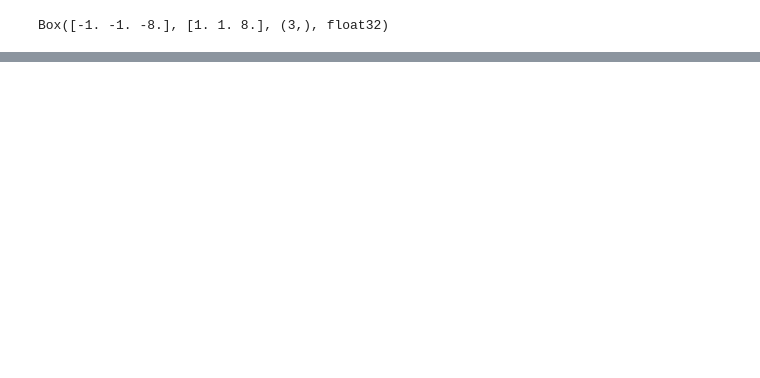
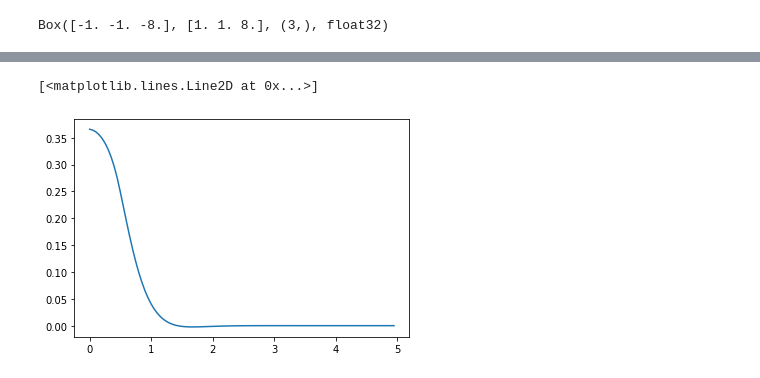
Before and after one commit to sikora-toma/gym-pendulum-control, a Jupyter notebook: pendulum_control.ipynb, the cells around one changed output, grey strips where cells are left out. Drawn from its saved outputs; the diff is of its cells as text; code cells hidden in the pictures; blank space fills up the shorter version.

```diff
--- a/pendulum_control.ipynb
+++ b/pendulum_control.ipynb
@@ -105,0 +130,5 @@ for _ in range(50):
+# %%
+plt.plot([0.05*i for i in range(len(angles))], angles)
+# %% [output]
+[<matplotlib.lines.Line2D at 0x...>]
+[figure, added]
```
Also changed, not shown: parts of 10 cells of this notebook.
